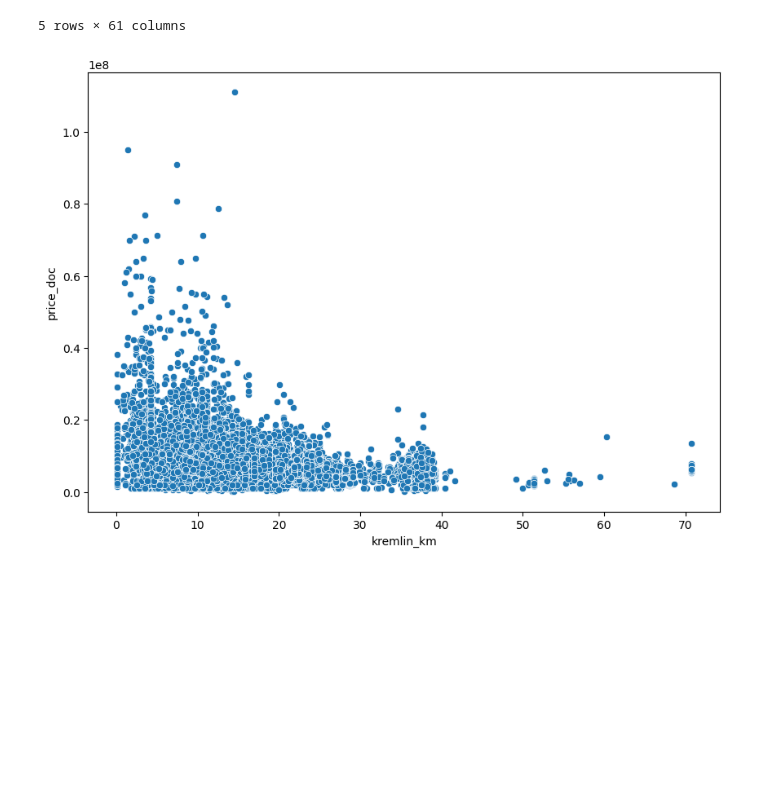
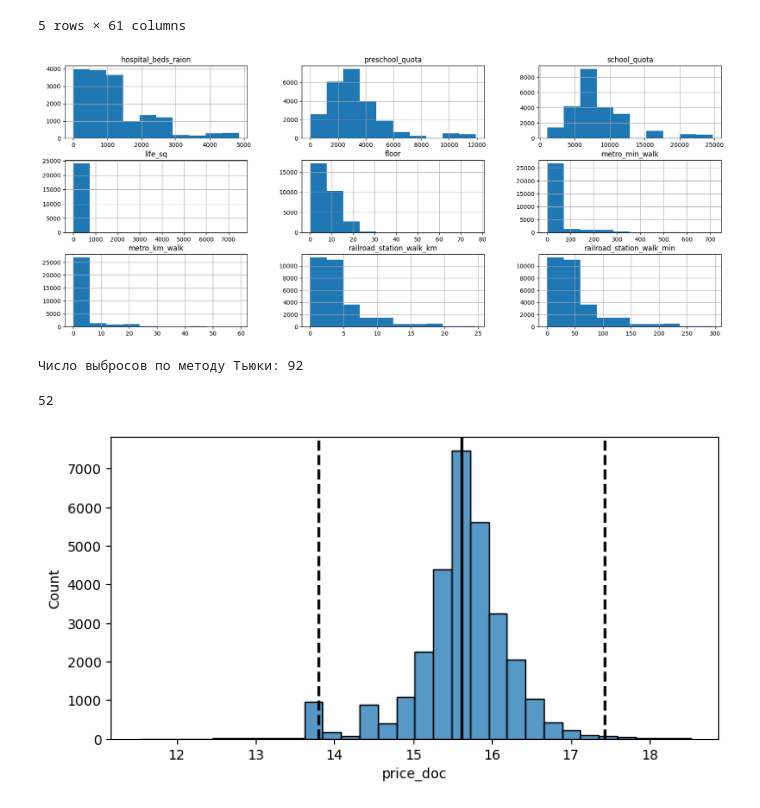
Before and after one commit to merrysam/Study, a Jupyter notebook: PY_13 Cleaning/theory.ipynb, the cells around one changed output. Saved outputs shown, nothing was run; the diff lists cells and outputs as text; code cells hidden in the pictures; blank space fills up the shorter version.

```diff
--- a/PY_13 Cleaning/theory.ipynb
+++ b/PY_13 Cleaning/theory.ipynb
@@ -14,12 +14,3 @@ sber_data.head()
 | 3 | 4 | 89 | 50.0 | 9.0 | Mitino | 6839.0 | 9 | 17063.0 | ... |
 | 4 | 5 | 77 | 77.0 | 4.0 | Basmannoe | 3240.0 | 7 | 7770.0 | ... |
 5 rows × 61 columns
-# %%
-fig = plt.figure(figsize=(10,7))
-boxplot = sns.scatterplot(
-    data=sber_data,
-    x='kremlin_km',
-    y='price_doc'
-)
-# %% [output]
-[figure, removed]
@@ -25,0 +25,7 @@ boxplot = sns.scatterplot(
+# %%
+cols_null_percent = sber_data.isnull().mean() * 100
+cols_with_null = cols_null_percent[cols_null_percent>0].sort_values(ascending=False)
+cols = cols_with_null.index
+sber_data[cols].hist(figsize=(20, 8));
+# %% [output]
+[figure, added]
@@ -25,0 +40,46 @@ boxplot = sns.scatterplot(
+# %%
+def outliers_iqr_mod(data, feature, left=1.5, right=1.5, log_scale=False):
+    if log_scale:
+        x = np.log(data[feature])
+    else:
+        x = data[feature]
+    quartile_1, quartile_3 = x.quantile(0.25), x.quantile(0.75),
+    iqr = quartile_3 - quartile_1
+    lower_bound = quartile_1 - (iqr * left)
+    upper_bound = quartile_3 + (iqr * right)
+    outliers = data[(x < lower_bound) | (x > upper_bound)]
+    cleaned = data[(x >= lower_bound) & (x <= upper_bound)]
+    return outliers, cleaned
+outliers, cleaned = outliers_iqr_mod(sber_data, 'price_doc', left=3, right=3, log_scale=True)
+print(f'Число выбросов по методу Тьюки: {outliers.shape[0]}')
+# %% [output]
+Число выбросов по методу Тьюки: 92
+# %%
+import numpy as np
+
+def outliers_z_score_mod(data, feature, log_scale=False, left=3, right=3):
+    if log_scale:
+        x = np.log(data[feature]+1)
+    else:
+        x = data[feature]
+    mu = x.mean()
+    sigma = x.std()
+    lower_bound = mu - left * sigma
+    upper_bound = mu + right * sigma
+    outliers = data[(x < lower_bound) | (x > upper_bound)]
+    cleaned = data[(x >= lower_bound) & (x <= upper_bound)]
+    return outliers, cleaned
+
+outliers, cleaned = outliers_z_score_mod(sber_data, 'price_doc', log_scale=True, left=3.7, right=3.7)
+print(outliers.shape[0])
+# %% [output]
+52
+# %%
+fig, ax = plt.subplots(1, 1, figsize=(8, 4))
+log_price = np.log(sber_data['price_doc'] + 1)
+histplot = sns.histplot(log_price, bins=30, ax=ax)
+histplot.axvline(log_price.mean(), color='k', lw=2)
+histplot.axvline(log_price.mean()+ 3 * log_price.std(), color='k', ls='--', lw=2)
+histplot.axvline(log_price.mean()- 3 * log_price.std(), color='k', ls='--', lw=2);
+# %% [output]
+[figure, added]
```
Also changed, not shown: parts of 2 cells of this notebook, 1 other file.
